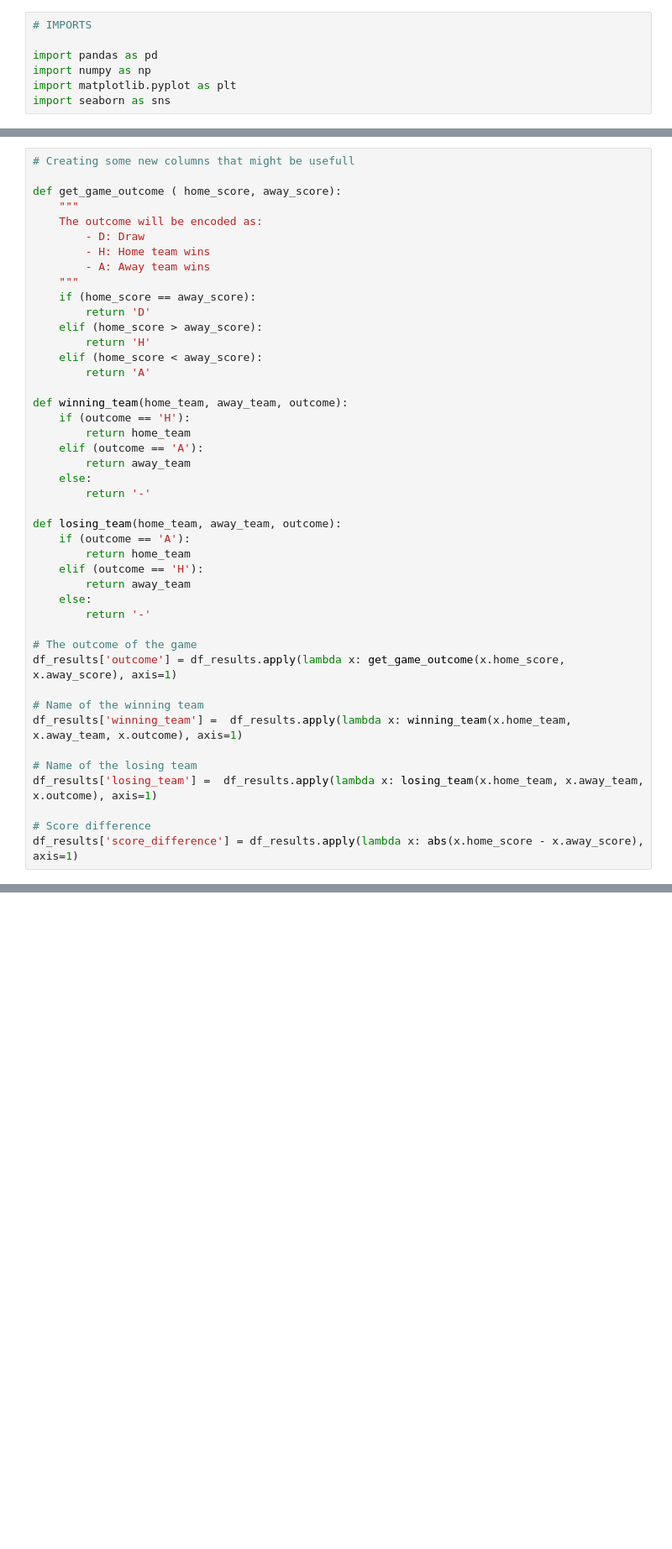
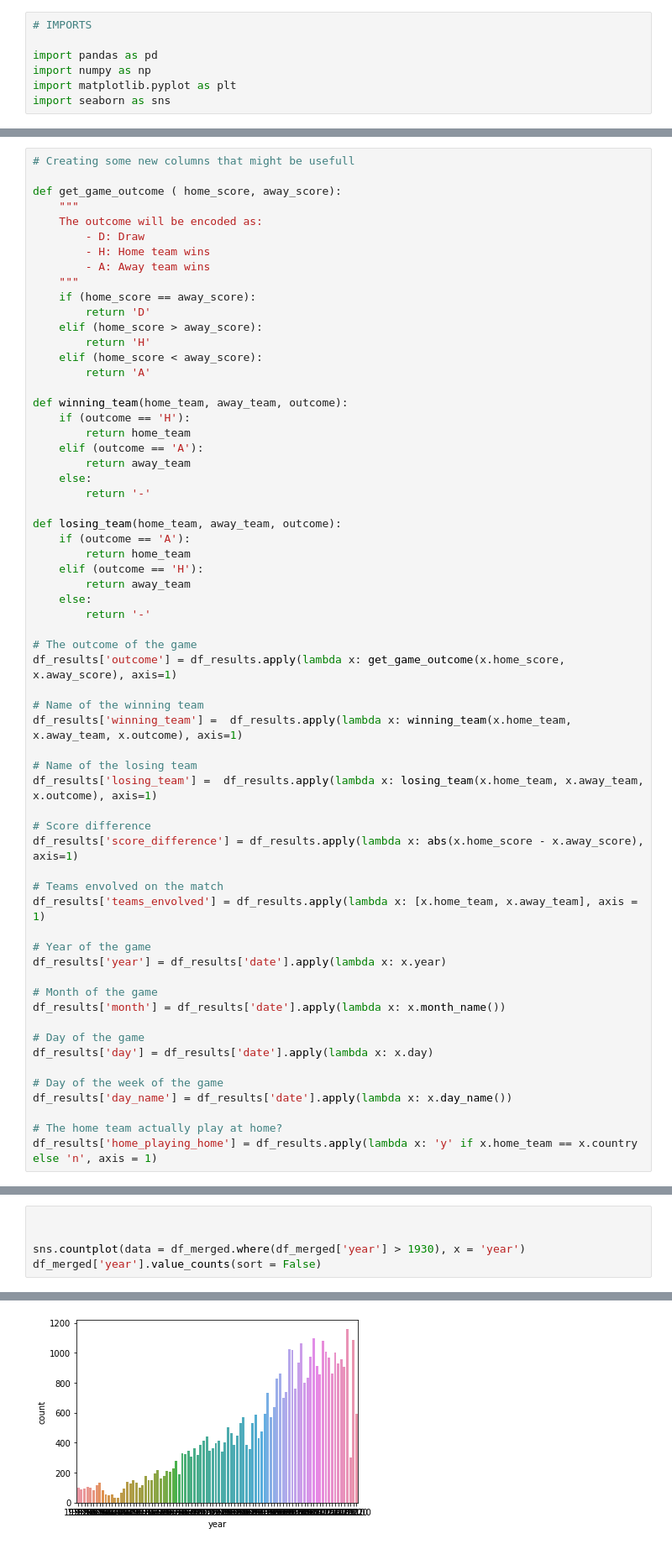
Before and after one commit to samuelca/international-football-results, a Jupyter notebook: exploratory-analysis.ipynb, the cells around one changed output, grey strips where cells are left out. Shown: that part at 84% size. Drawn from its saved outputs; the diff is of its cells as text; blank space fills up the shorter version.

```diff
--- a/exploratory-analysis.ipynb
+++ b/exploratory-analysis.ipynb
@@ -87,5 +94,23 @@ df_results['losing_team'] =  df_results.apply(lambda x: losing_team(x.home_team,
 
 # Score difference
 df_results['score_difference'] = df_results.apply(lambda x: abs(x.home_score - x.away_score), axis=1)
+
+# Teams envolved on the match
+df_results['teams_envolved'] = df_results.apply(lambda x: [x.home_team, x.away_team], axis = 1)
+
+# Year of the game
+df_results['year'] = df_results['date'].apply(lambda x: x.year)
+
+# Month of the game
+df_results['month'] = df_results['date'].apply(lambda x: x.month_name())
+
+# Day of the game
+df_results['day'] = df_results['date'].apply(lambda x: x.day)
+
+# Day of the week of the game
+df_results['day_name'] = df_results['date'].apply(lambda x: x.day_name())
+
+# The home team actually play at home?
+df_results['home_playing_home'] = df_results.apply(lambda x: 'y' if x.home_team == x.country else 'n', axis = 1)
 # %%
 df_geo_regions = pd.read_csv('data/geographic-regions.csv')
@@ -108,0 +157,6 @@ Name: country, Length: 72, dtype: int64
+# %%
+
+
+sns.countplot(data = df_merged.where(df_merged['year'] > 1930), x = 'year')
+df_merged['year'].value_counts(sort = False)
+# %% [output]
@@ -108,0 +175 @@ Name: country, Length: 72, dtype: int64
+[figure, added]
```
Also changed, not shown: parts of 7 cells of this notebook.
